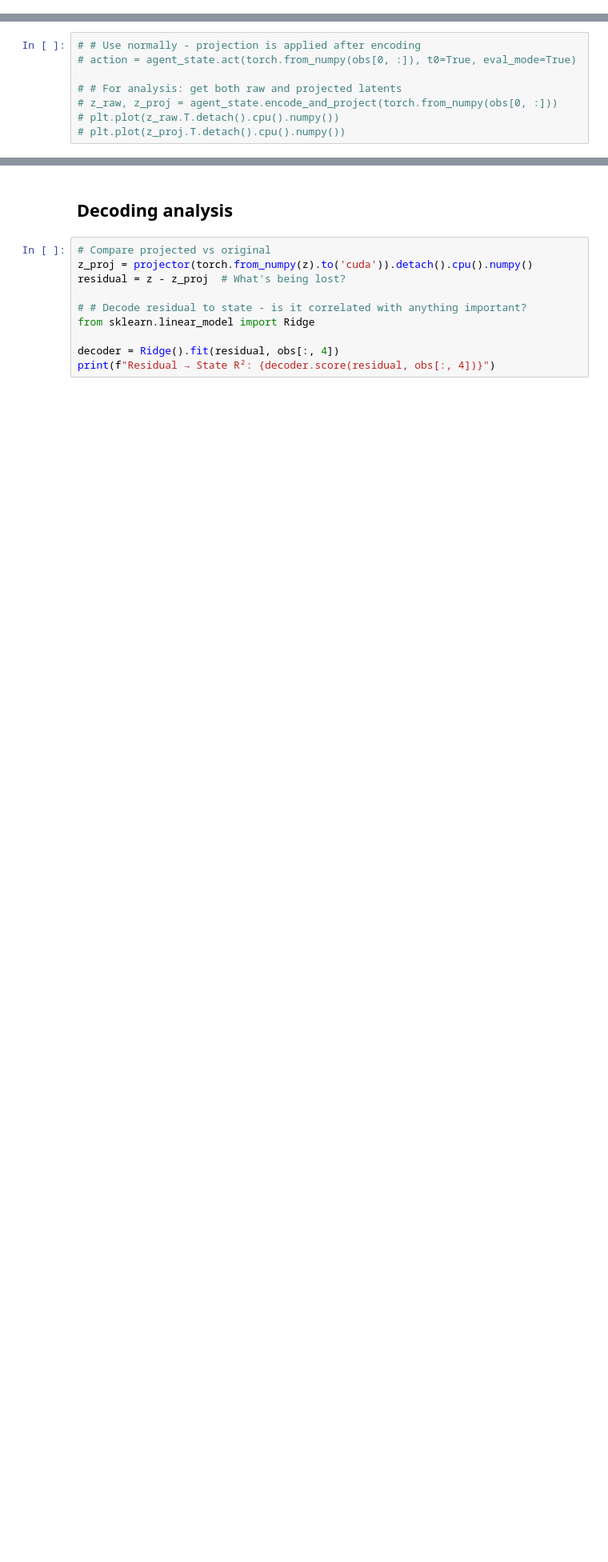
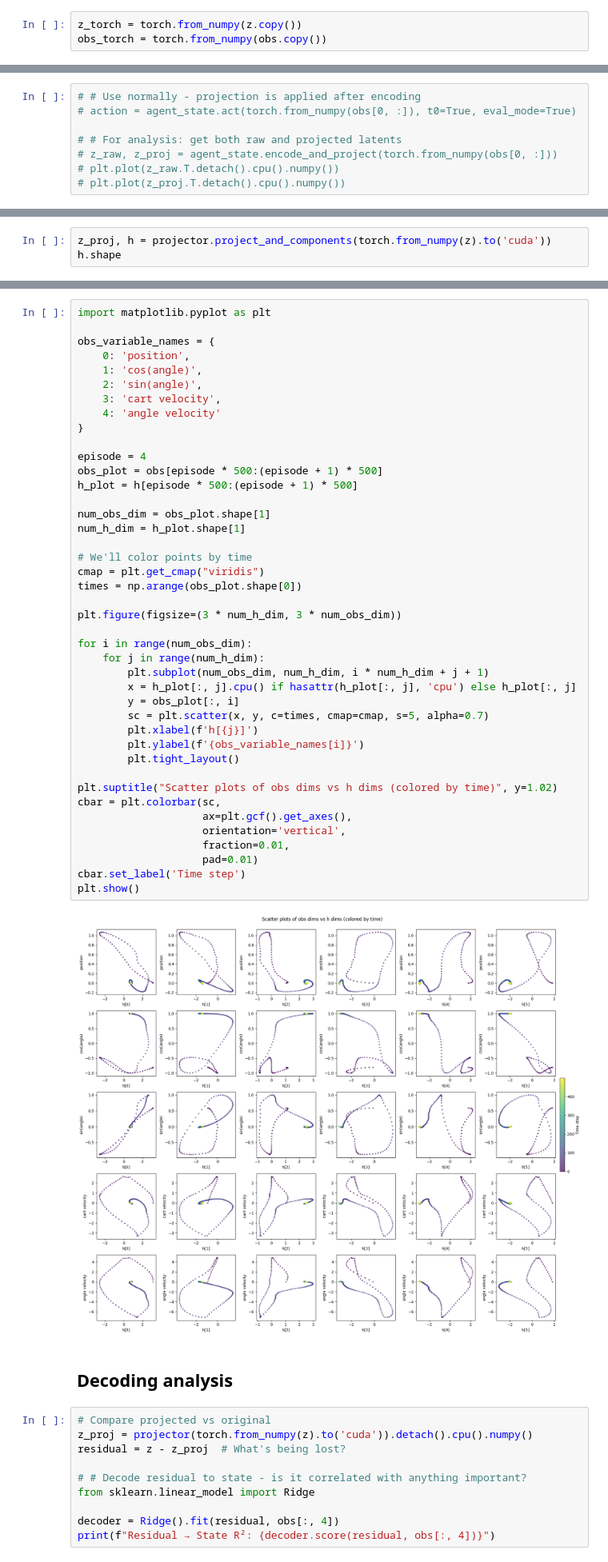
Before and after one commit to dynamical-inference/tdmpc2, a Jupyter notebook: analysis/26-01-22-low_rank_projection_nonlinear.ipynb, the cells around one changed output, grey strips where cells are left out. Shown at 80% size. Cells and saved outputs as stored; diff of their text form; blank space fills up the shorter version.

```diff
--- a/analysis/26-01-22-low_rank_projection_nonlinear.ipynb
+++ b/analysis/26-01-22-low_rank_projection_nonlinear.ipynb
@@ -67,4 +50,7 @@ actions = np.concatenate(df['actions'].tolist())
 # %% [output]
 Found 108 configurations
 Found 108 configurations
+# %%
+z_torch = torch.from_numpy(z.copy())
+obs_torch = torch.from_numpy(obs.copy())
 # %%
@@ -213,3 +242,6 @@ obs_episode = np.array(results['observations'][0])
 reconstruct_cartpole_dmcontrol(obs_episode, show=True)
 # %% [output]
 [interactive output not drawn]
+# %%
+z_proj, h = projector.project_and_components(torch.from_numpy(z).to('cuda'))
+h.shape
@@ -216,3 +250,47 @@ reconstruct_cartpole_dmcontrol(obs_episode, show=True)
+# %%
+import matplotlib.pyplot as plt
+
+obs_variable_names = {
+    0: 'position',
+    1: 'cos(angle)',
+    2: 'sin(angle)',
+    3: 'cart velocity',
+    4: 'angle velocity'
+}
+
+episode = 4
+obs_plot = obs[episode * 500:(episode + 1) * 500]
+h_plot = h[episode * 500:(episode + 1) * 500]
+
+num_obs_dim = obs_plot.shape[1]
+num_h_dim = h_plot.shape[1]
+
+# We'll color points by time
+cmap = plt.get_cmap("viridis")
+times = np.arange(obs_plot.shape[0])
+
+plt.figure(figsize=(3 * num_h_dim, 3 * num_obs_dim))
+
+for i in range(num_obs_dim):
+    for j in range(num_h_dim):
+        plt.subplot(num_obs_dim, num_h_dim, i * num_h_dim + j + 1)
+        x = h_plot[:, j].cpu() if hasattr(h_plot[:, j], 'cpu') else h_plot[:, j]
+        y = obs_plot[:, i]
+        sc = plt.scatter(x, y, c=times, cmap=cmap, s=5, alpha=0.7)
+        plt.xlabel(f'h[{j}]')
+        plt.ylabel(f'{obs_variable_names[i]}')
+        plt.tight_layout()
+
+plt.suptitle("Scatter plots of obs dims vs h dims (colored by time)", y=1.02)
+cbar = plt.colorbar(sc,
+                    ax=plt.gcf().get_axes(),
+                    orientation='vertical',
+                    fraction=0.01,
+                    pad=0.01)
+cbar.set_label('Time step')
+plt.show()
+# %% [output]
+[figure, added]
 # %% [markdown]
 ## Decoding analysis
 # %%
```
Also changed, not shown: parts of 7 cells of this notebook.
